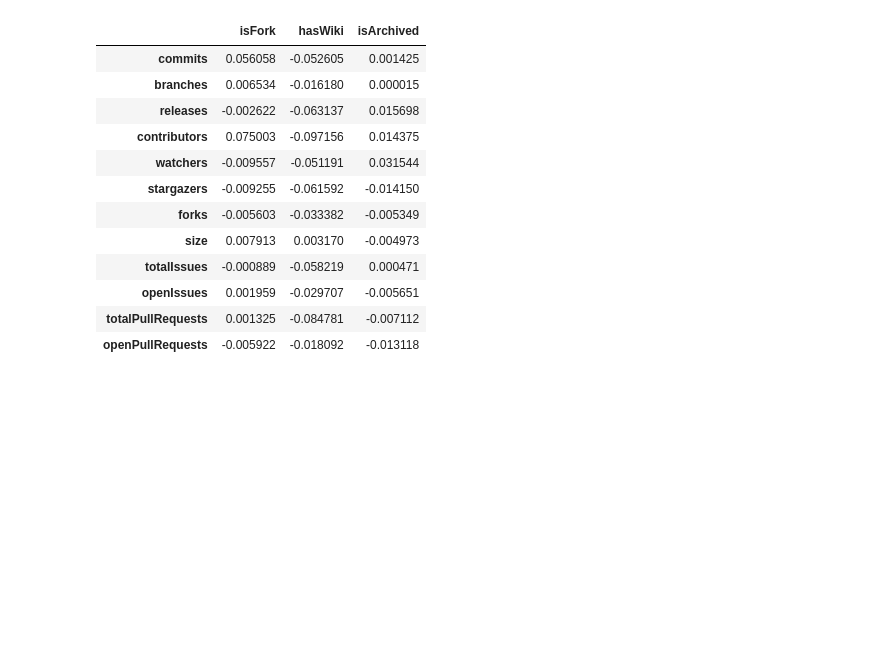
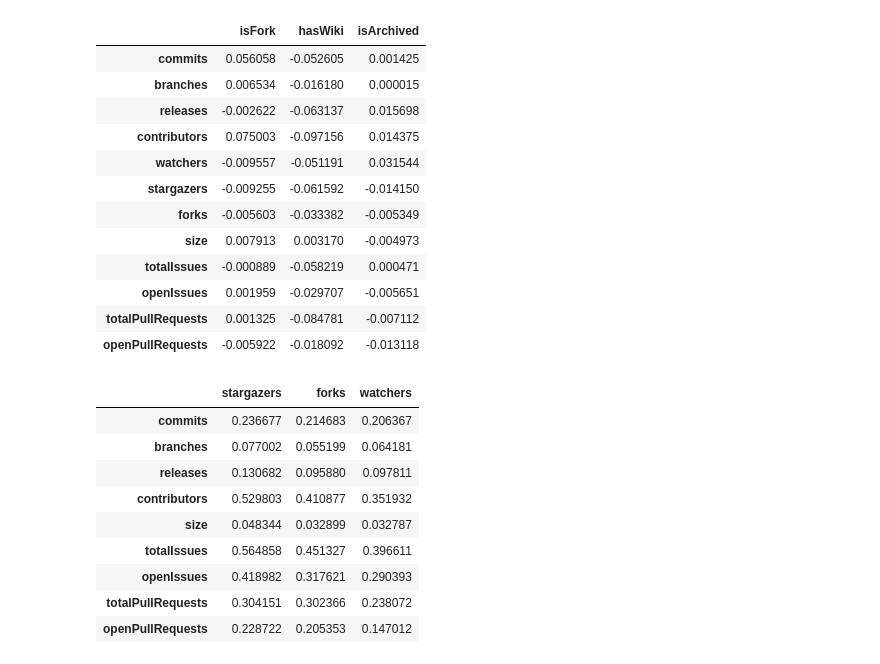
Before and after one commit to noah-hanka/ghML, a Jupyter notebook: jsMetrics.ipynb, the cells around one changed output. Saved outputs shown, nothing was run; the diff lists cells and outputs as text; code cells hidden in the pictures; blank space fills up the shorter version.

```diff
--- a/jsMetrics.ipynb
+++ b/jsMetrics.ipynb
@@ -91,8 +93,19 @@ boolCorrMatrix
 | totalPullRequests | 0.001325 | -0.084781 | -0.007112 |
 | openPullRequests | -0.005922 | -0.018092 | -0.013118 |
 # %%
-metricColumns = ["commits","releases","contributors","forks","size","totalIssues","openIssues","totalPullRequests","openPullRequests"]
-popularityMetrics = ["stargazers","forks","branches"]
+metricColumns = ["commits","branches","releases","contributors","size","totalIssues","openIssues","totalPullRequests","openPullRequests"]
+popularityMetrics = ["stargazers","forks","watchers"]
 popCorrMatrix = df.corr().loc[metricColumns,popularityMetrics]
 popCorrMatrix.to_csv('./out/metrics/popCorrMatrix.csv')
 popCorrMatrix
+# %% [output]
+|  | stargazers | forks | watchers |
+| commits | 0.236677 | 0.214683 | 0.206367 |
+| branches | 0.077002 | 0.055199 | 0.064181 |
+| releases | 0.130682 | 0.095880 | 0.097811 |
+| contributors | 0.529803 | 0.410877 | 0.351932 |
+| size | 0.048344 | 0.032899 | 0.032787 |
+| totalIssues | 0.564858 | 0.451327 | 0.396611 |
+| openIssues | 0.418982 | 0.317621 | 0.290393 |
+| totalPullRequests | 0.304151 | 0.302366 | 0.238072 |
+| openPullRequests | 0.228722 | 0.205353 | 0.147012 |
```
Also changed, not shown: parts of 1 cell of this notebook, 13 other files.
